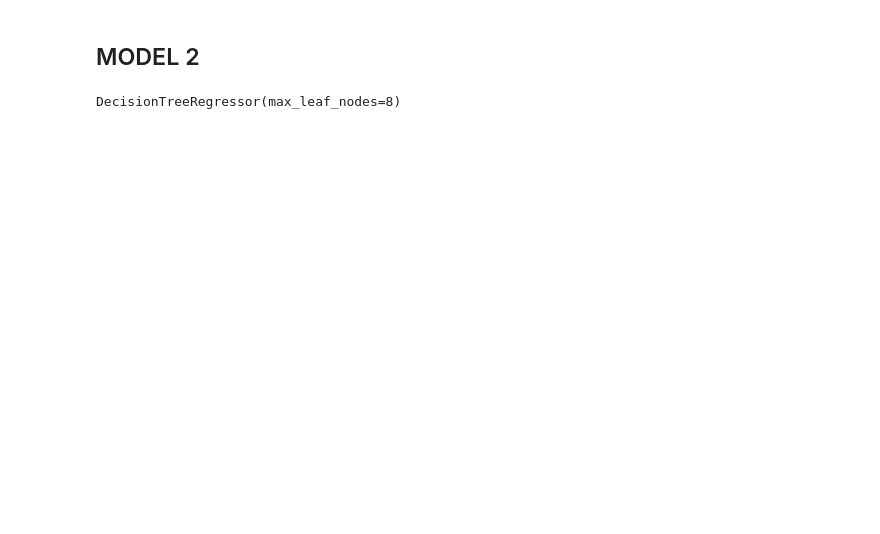
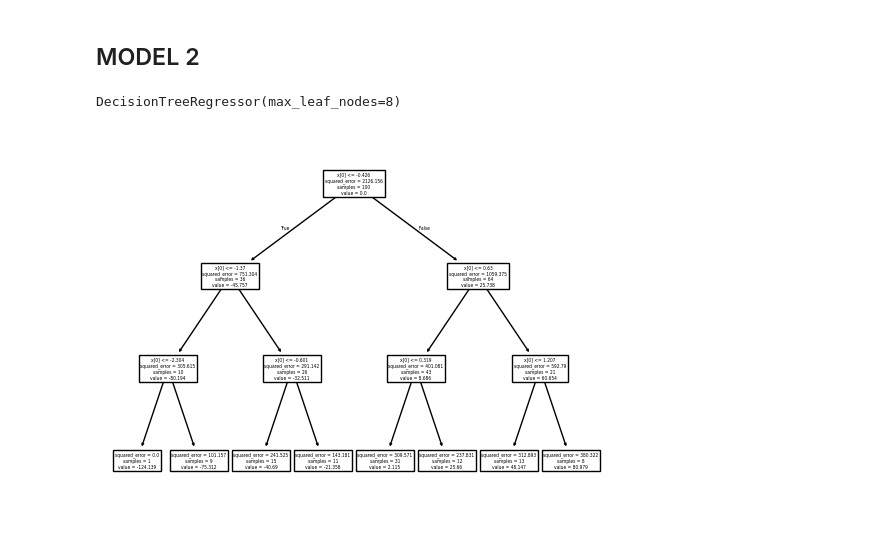
Before and after one commit to AmirPasha25/gradient-boosting, a Jupyter notebook: notebook/gradient_boosting.ipynb, the cells around one changed output. Saved outputs shown, nothing was run; the diff lists cells and outputs as text; code cells hidden in the pictures; blank space fills up the shorter version.

```diff
--- a/notebook/gradient_boosting.ipynb
+++ b/notebook/gradient_boosting.ipynb
@@ -91,6 +79,14 @@ from sklearn.tree import DecisionTreeRegressor
 
 # While creating the decision tree model, make sure to have max leaf nodes between 8-32 (This is proven from research)
 tree_1 = DecisionTreeRegressor(max_leaf_nodes=8)
-tree_1.fit(df["Column_0"].values.reshape(100,1), df["Residual_1"])
+tree_1.fit(df_train["Column_0"].to_numpy().reshape(100,1), df_train["Residual_1"])
 # %% [output]
 DecisionTreeRegressor(max_leaf_nodes=8)
+# %%
+from sklearn.tree import plot_tree
+
+# Plotting tree
+plot_tree(tree_1)
+plt.show()
+# %% [output]
+[figure, added]
```
Also changed, not shown: parts of 16 cells of this notebook.
